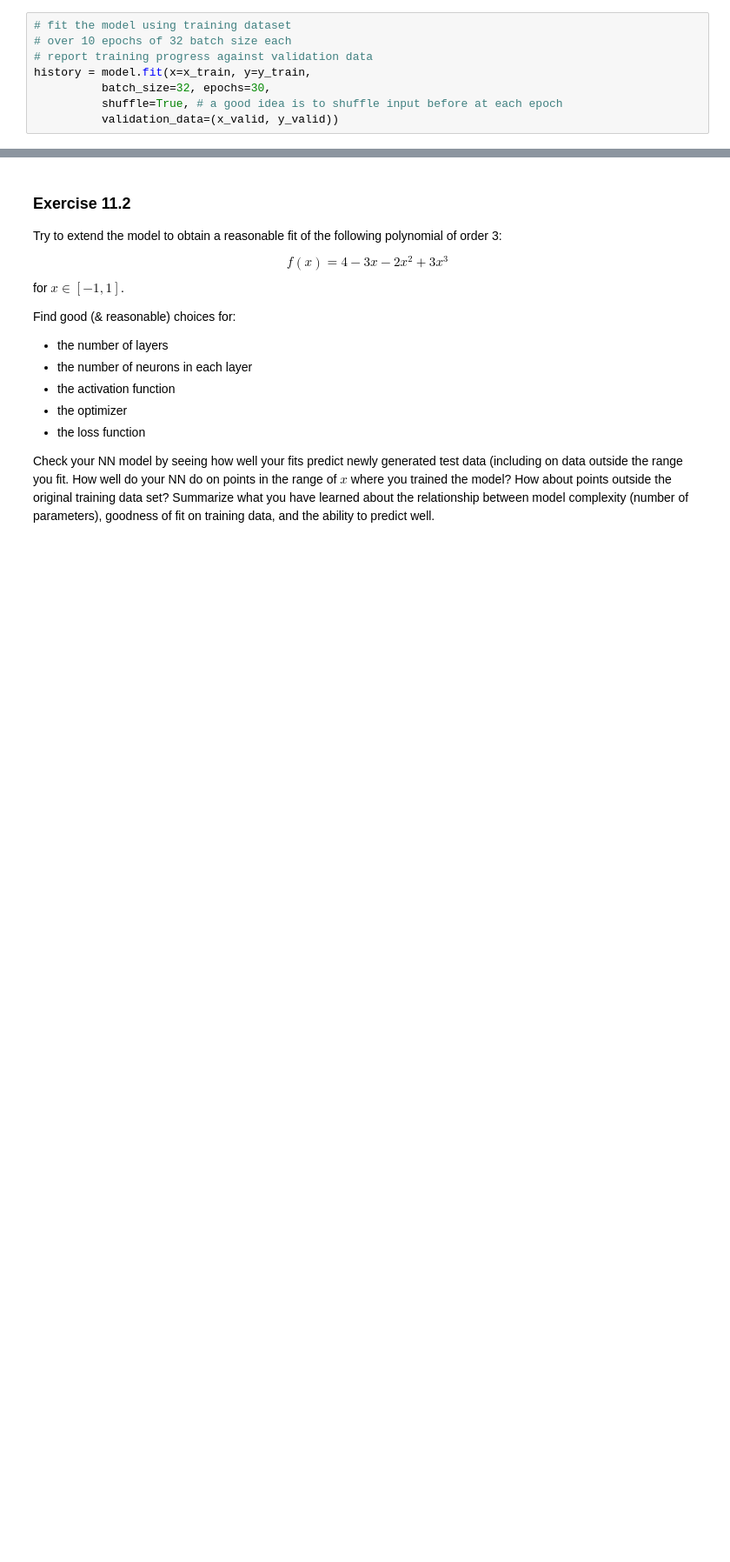
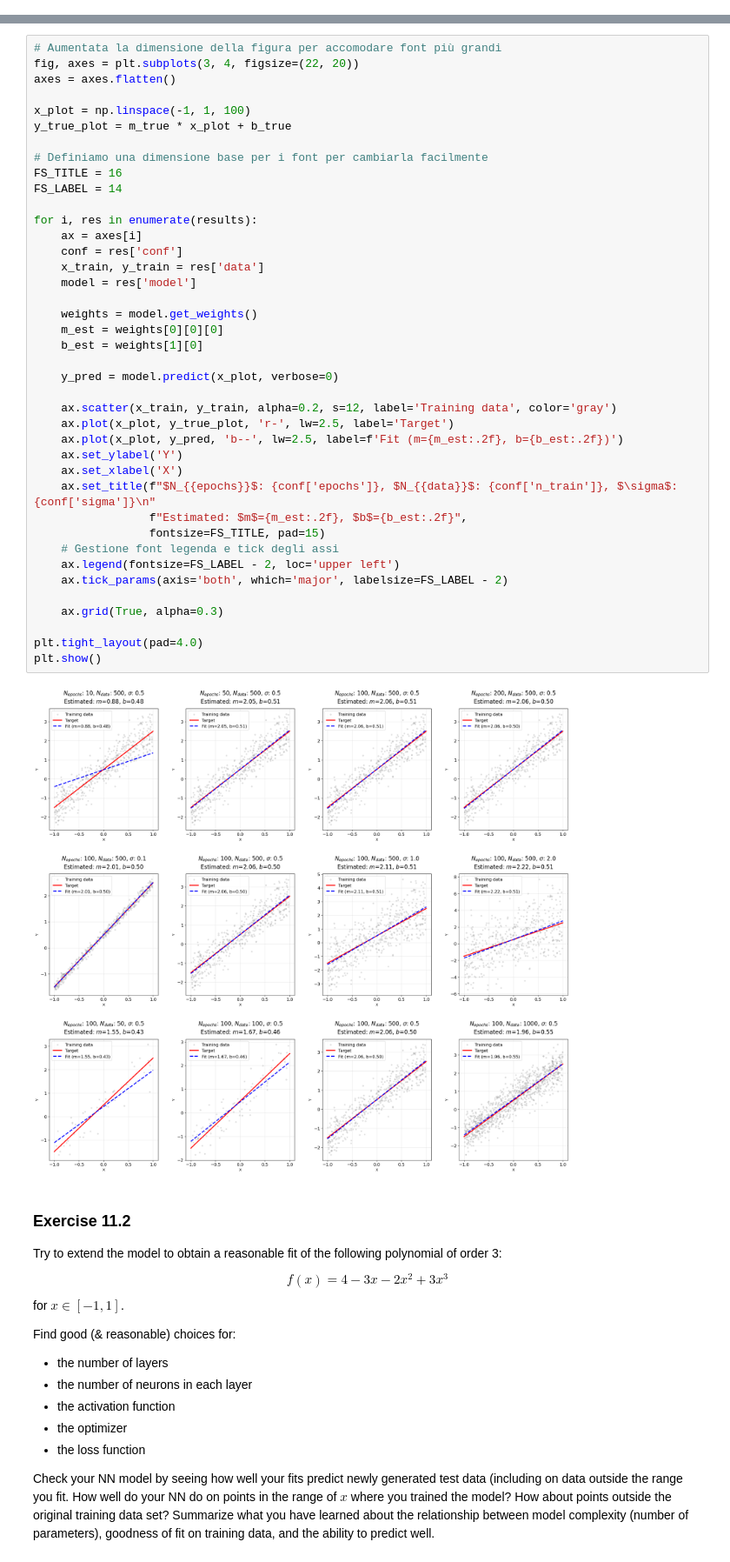
Before and after one commit to SMDP02/Numerical-Simulation---AA-2024-2025, a Jupyter notebook: DiPaolo_Lecture11.ipynb, the cells around one changed output, grey strips where cells are left out. Shown at 87% size. Drawn from its saved outputs; the diff is of its cells as text; blank space fills up the shorter version.

```diff
--- a/DiPaolo_Lecture11.ipynb
+++ b/DiPaolo_Lecture11.ipynb
@@ -111,8 +110,0 @@ We are now going to train our model, that is we feed the neuron with the set of
-# %%
-# fit the model using training dataset
-# over 10 epochs of 32 batch size each
-# report training progress against validation data
-history = model.fit(x=x_train, y=y_train,
-          batch_size=32, epochs=30,
-          shuffle=True, # a good idea is to shuffle input before at each epoch
-          validation_data=(x_valid, y_valid))
@@ -241,3 +195,45 @@ plt.show()
+# %%
+# Aumentata la dimensione della figura per accomodare font più grandi
+fig, axes = plt.subplots(3, 4, figsize=(22, 20))
+axes = axes.flatten()
+
+x_plot = np.linspace(-1, 1, 100)
+y_true_plot = m_true * x_plot + b_true
+
+# Definiamo una dimensione base per i font per cambiarla facilmente
+FS_TITLE = 16
+FS_LABEL = 14
+
+for i, res in enumerate(results):
+    ax = axes[i]
+    conf = res['conf']
+    x_train, y_train = res['data']
+    model = res['model']
+
+    weights = model.get_weights()
+    m_est = weights[0][0][0]
+    b_est = weights[1][0]
+
+    y_pred = model.predict(x_plot, verbose=0)
+
+    ax.scatter(x_train, y_train, alpha=0.2, s=12, label='Training data', color='gray')
+    ax.plot(x_plot, y_true_plot, 'r-', lw=2.5, label='Target')
+    ax.plot(x_plot, y_pred, 'b--', lw=2.5, label=f'Fit (m={m_est:.2f}, b={b_est:.2f})')
+    ax.set_ylabel('Y')
+    ax.set_xlabel('X')
+    ax.set_title(f"$N_{{epochs}}$: {conf['epochs']}, $N_{{data}}$: {conf['n_train']}, $\sigma$: {conf['sigma']}\n"
+                 f"Estimated: $m$={m_est:.2f}, $b$={b_est:.2f}",
+                 fontsize=FS_TITLE, pad=15)
+    # Gestione font legenda e tick degli assi
+    ax.legend(fontsize=FS_LABEL - 2, loc='upper left')
+    ax.tick_params(axis='both', which='major', labelsize=FS_LABEL - 2)
+
+    ax.grid(True, alpha=0.3)
+
+plt.tight_layout(pad=4.0)
+plt.show()
+# %% [output]
+[figure, added]
 # %% [markdown]
 ### Exercise 11.2
 
```
Also changed, not shown: parts of 34 cells of this notebook.
